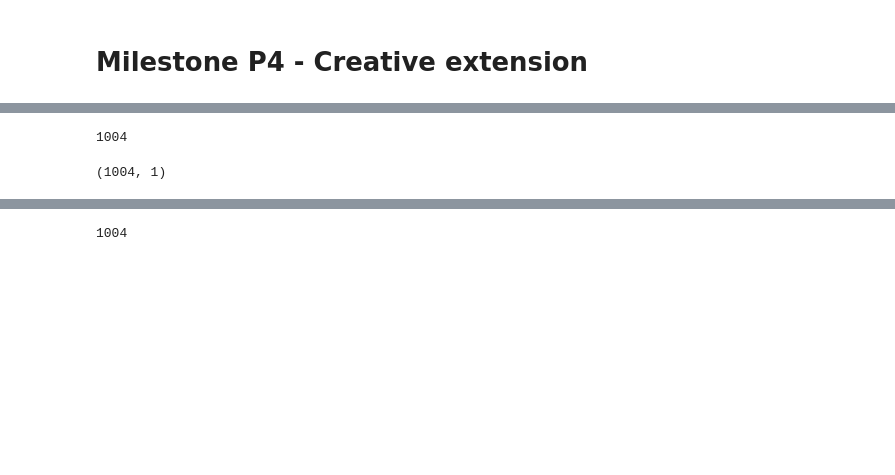
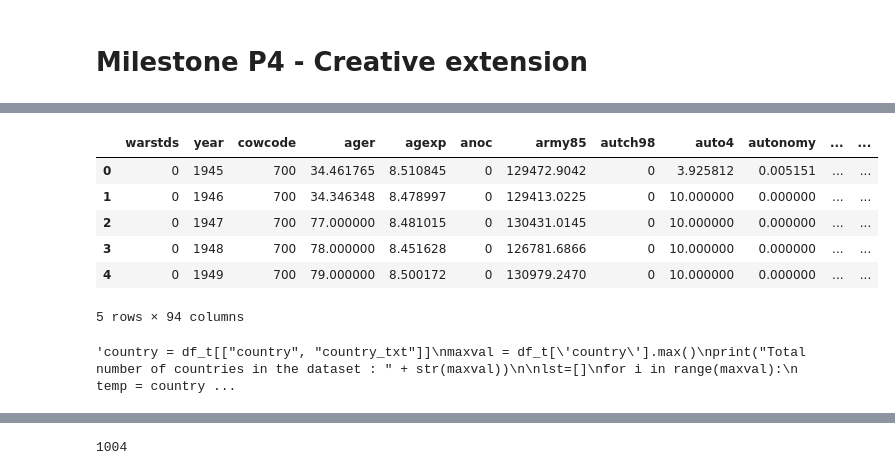
Before and after one commit to epfl-ada/ada-2020-project-milestone-p3-p3_adaconda, a Jupyter notebook: P4 Merge.ipynb, the cells around one changed output, grey strips where cells are left out. Drawn from its saved outputs; the diff is of its cells as text; code cells hidden in the pictures; blank space fills up the shorter version.

```diff
--- a/P4 Merge.ipynb
+++ b/P4 Merge.ipynb
@@ -48,17 +52,26 @@ df_t.head()
+# %%
+#load the cowcode dataframe
+cow = pd.read_csv('data/COW country codes.csv')
+#dropuseless column and change names of the 2 remaining
+cow=cow.drop(['StateAbb'],axis=1)
+cow.columns = ['cowcode','country']
+#merge it to doc (into new) that now have a column 'StateName' matching cow code
+new = doc.merge(cow)
+new.head()
+# %% [output]
+|  | warstds | year | cowcode | ager | agexp | anoc | army85 | autch98 | auto4 | autonomy | ... | ... |
+| 0 | 0 | 1945 | 700 | 34.461765 | 8.510845 | 0 | 129472.9042 | 0 | 3.925812 | 0.005151 | ... | ... |
+| 1 | 0 | 1946 | 700 | 34.346348 | 8.478997 | 0 | 129413.0225 | 0 | 10.000000 | 0.000000 | ... | ... |
+| 2 | 0 | 1947 | 700 | 77.000000 | 8.481015 | 0 | 130431.0145 | 0 | 10.000000 | 0.000000 | ... | ... |
+| 3 | 0 | 1948 | 700 | 78.000000 | 8.451628 | 0 | 126781.6866 | 0 | 10.000000 | 0.000000 | ... | ... |
+| 4 | 0 | 1949 | 700 | 79.000000 | 8.500172 | 0 | 130979.2470 | 0 | 10.000000 | 0.000000 | ... | ... |
+5 rows × 94 columns
 # %%
-#-------------TODO--------------#
-#Replace country id in civil war dataset with proper names
-country_id = pd.read_stata(DATASET_CID)
-country_id.head()
-#-------------------------------#
+# Get a list of country and their code (index) for the terrorism dataset
+'''country = df_t[["country", "country_txt"]]
+maxval = df_t['country'].max()
+print("Total number of countries in the dataset : " + str(maxval))
 
-
-
-'''# Get a list of country and their code (index) for the terrorism dataset
-df_t.head()
-country = df_t[["country", "country_txt"]]
-maxval = df_t['country'].max()
-print(maxval)
 lst=[]
 for i in range(maxval):
     temp = country[country.country == i]
@@ -69,33 +82,6 @@ for i in range(maxval):
         #not a country
         lst.append("NAC")
 countrylist = pd.DataFrame(lst)
-countrylist.shape
-'''
-#load the cowcode dataframe
-cow = pd.read_csv('data/COW country codes.csv')
-#dropuseless column and change names of the 2 remaining
-cow=cow.drop(['StateAbb'],axis=1)
-cow.columns = ['cowcode','StateName']
-#merge it to doc (into new) that now have a column 'StateName' matching cow code
-new = doc.merge(cow)
-new.head()
+countrylist.shape'''
+# %% [output]
+'country = df_t[["country", "country_txt"]]\nmaxval = df_t[\'country\'].max()\nprint("Total number of countries in the dataset : " + str(maxval))\n\nlst=[]\nfor i in range(maxval):\n    temp = country ...
-# %%
-# Get a list of country and their code (index) for the terrorism dataset
-country = df_t[["country", "country_txt"]]
-maxval = df_t['country'].max()
-print("Total number of countries in the dataset : " + str(maxval))
-
-lst=[]
-for i in range(maxval):
-    temp = country[country.country == i]
-    if(not temp.empty):
-        temp1=country[country.country == i].iloc[0]
-        lst.append(temp1.country_txt)
-    else:
-        #not a country
-        lst.append("NAC")
-countrylist = pd.DataFrame(lst)
-countrylist.shape
-# %% [output]
-1004
-(1004, 1)
```
Also changed, not shown: parts of 21 cells of this notebook.
